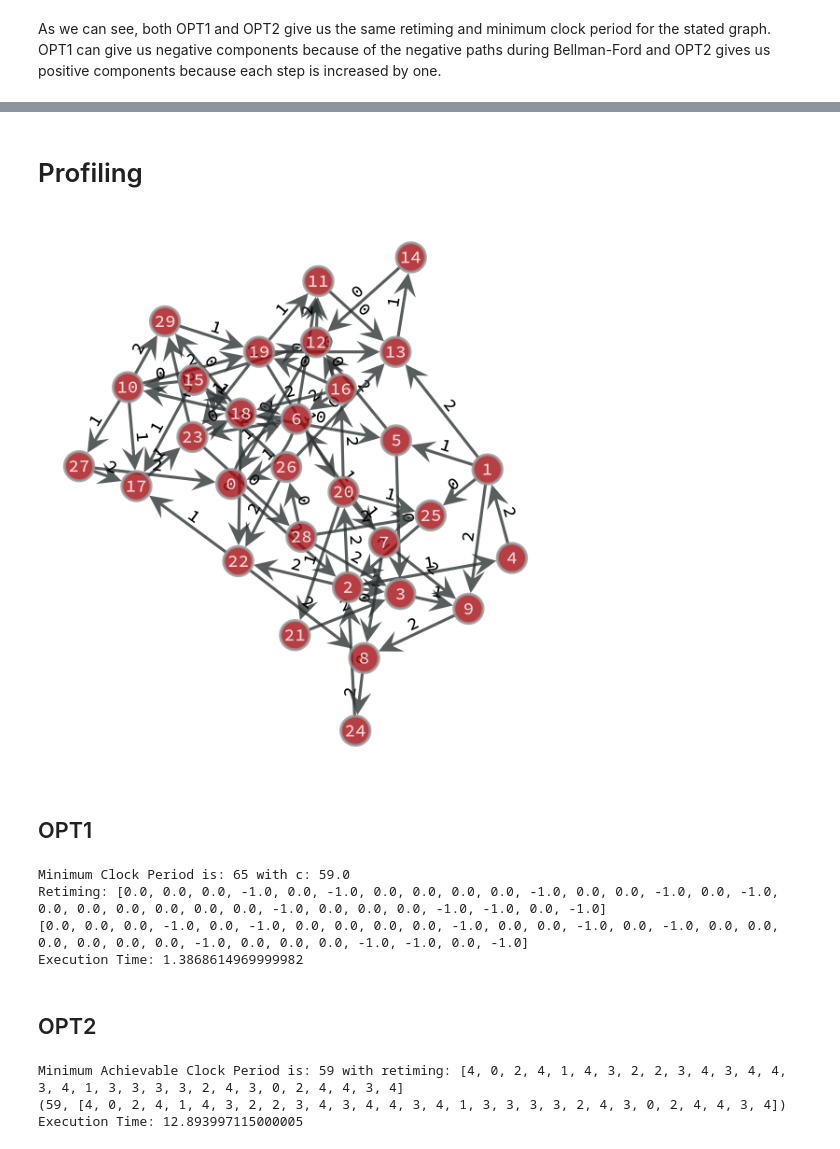
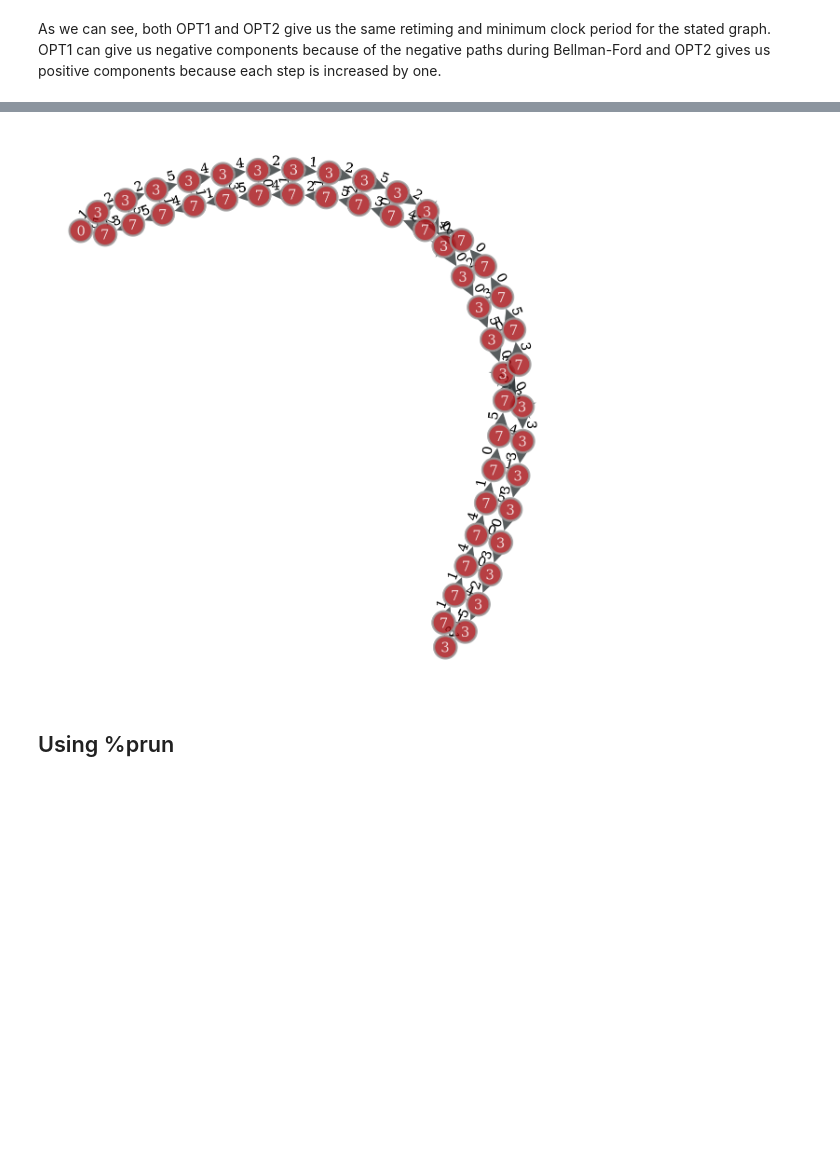
Before and after one commit to spolo96/aapp-retiming_project, a Jupyter notebook: RetimingProject_10670388_General.ipynb, the cells around one changed output, grey strips where cells are left out. Drawn from its saved outputs; the diff is of its cells as text; code cells hidden in the pictures; blank space fills up the shorter version.

```diff
--- a/RetimingProject_10670388_General.ipynb
+++ b/RetimingProject_10670388_General.ipynb
@@ -797,31 +743,7 @@ Wall time: 35.1 s
-# %% [markdown]
-# Profiling
 # %%
 #Generating the Graph
-maxNodeDegree = 5
-gtest = graphGenerator(30)
+gtest = graphCorrelator(50)
 # %% [output]
-[figure, old version]
+[figure, new version]
-# %% [markdown]
-## OPT1
-# %%
-start = time.process_time()
-print(OPT1(gtest))
-end = time.process_time()
-print("Execution Time: %s" % (end-start))
-# %% [output]
-Minimum Clock Period is: 65 with c: 59.0
-Retiming: [0.0, 0.0, 0.0, -1.0, 0.0, -1.0, 0.0, 0.0, 0.0, 0.0, -1.0, 0.0, 0.0, -1.0, 0.0, -1.0, 0.0, 0.0, 0.0, 0.0, 0.0, 0.0, -1.0, 0.0, 0.0, 0.0, -1.0, -1.0, 0.0, -1.0]
-[0.0, 0.0, 0.0, -1.0, 0.0, -1.0, 0.0, 0.0, 0.0, 0.0, -1.0, 0.0, 0.0, -1.0, 0.0, -1.0, 0.0, 0.0, 0.0, 0.0, 0.0, 0.0, -1.0, 0.0, 0.0, 0.0, -1.0, -1.0, 0.0, -1.0]
-Execution Time: 1.3868614969999982
-# %% [markdown]
-## OPT2
-# %%
-start = time.process_time()
-print(OPT2(gtest))
-end = time.process_time()
-print("Execution Time: %s" % (end-start))
-# %% [output]
-Minimum Achievable Clock Period is: 59 with retiming: [4, 0, 2, 4, 1, 4, 3, 2, 2, 3, 4, 3, 4, 4, 3, 4, 1, 3, 3, 3, 3, 2, 4, 3, 0, 2, 4, 4, 3, 4]
-(59, [4, 0, 2, 4, 1, 4, 3, 2, 2, 3, 4, 3, 4, 4, 3, 4, 1, 3, 3, 3, 3, 2, 4, 3, 0, 2, 4, 4, 3, 4])
-Execution Time: 12.893997115000005
+# %% [markdown]
+## Using %prun
```
Also changed, not shown: parts of 55 cells of this notebook, 1 other file.
